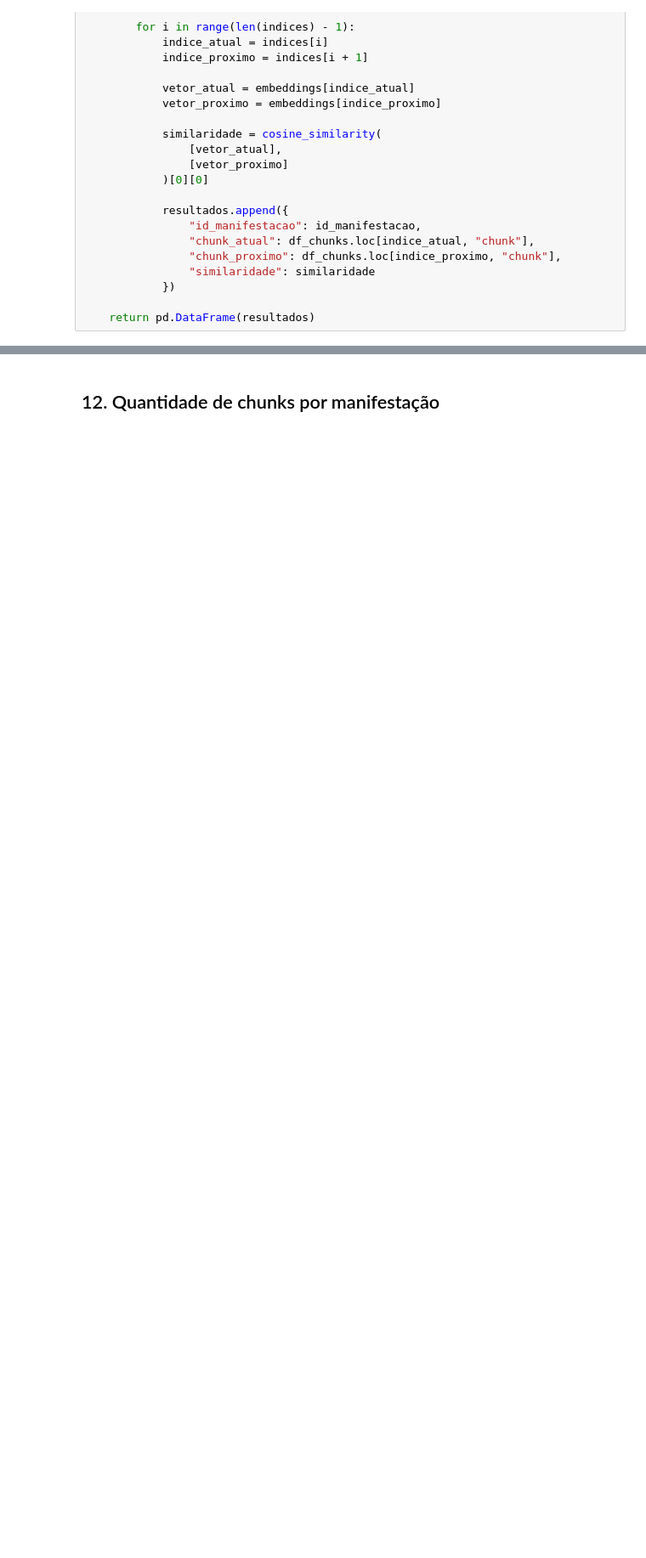
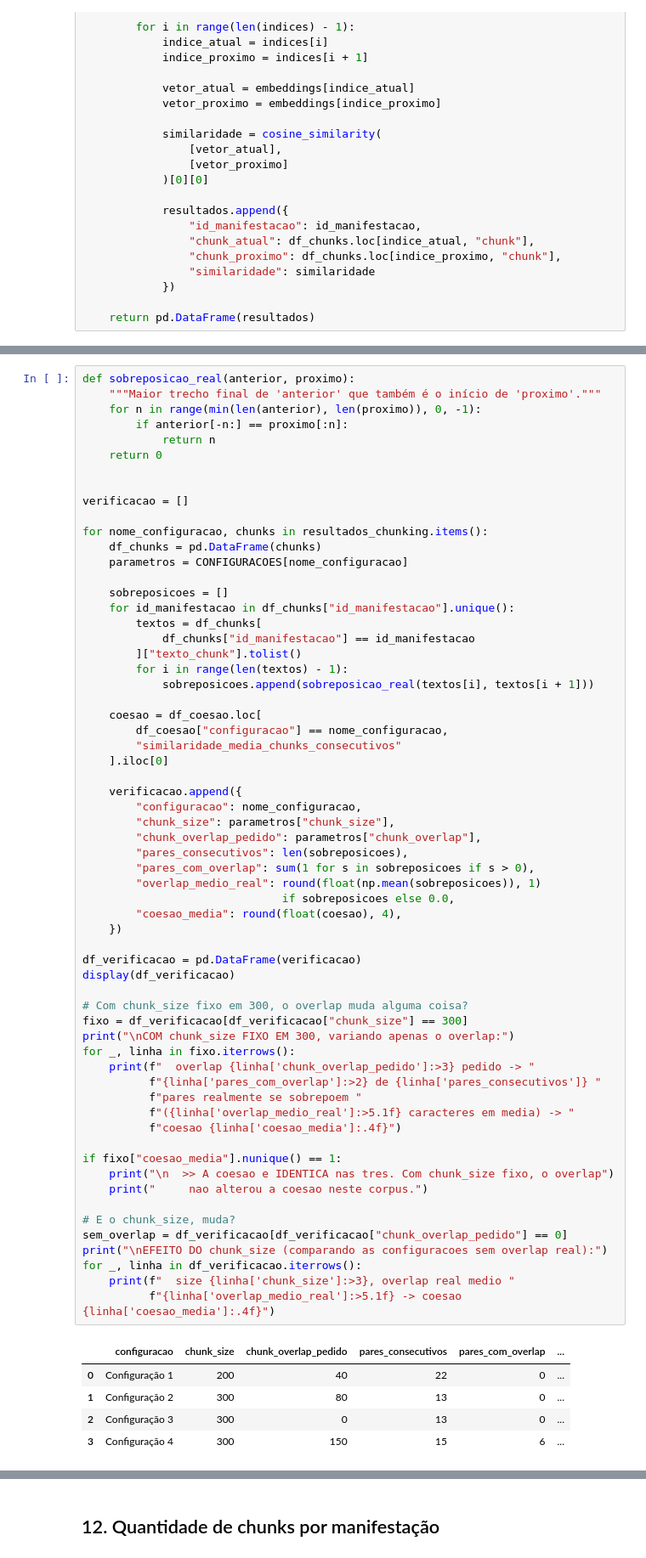
Before and after one commit to Samuelptdd/Desafio_NLP_Aplicado, a Jupyter notebook: chunking_manifestacoes.ipynb, the cells around one changed output, grey strips where cells are left out. Shown at 85% size. Saved outputs shown, nothing was run; the diff lists cells and outputs as text; blank space fills up the shorter version.

```diff
--- a/chunking_manifestacoes.ipynb
+++ b/chunking_manifestacoes.ipynb
@@ -452,0 +492,68 @@ display(df_coesao)
+# %%
+def sobreposicao_real(anterior, proximo):
+    """Maior trecho final de 'anterior' que também é o início de 'proximo'."""
+    for n in range(min(len(anterior), len(proximo)), 0, -1):
+        if anterior[-n:] == proximo[:n]:
+            return n
+    return 0
+
+
+verificacao = []
+
+for nome_configuracao, chunks in resultados_chunking.items():
+    df_chunks = pd.DataFrame(chunks)
+    parametros = CONFIGURACOES[nome_configuracao]
+
+    sobreposicoes = []
+    for id_manifestacao in df_chunks["id_manifestacao"].unique():
+        textos = df_chunks[
+            df_chunks["id_manifestacao"] == id_manifestacao
+        ]["texto_chunk"].tolist()
+        for i in range(len(textos) - 1):
+            sobreposicoes.append(sobreposicao_real(textos[i], textos[i + 1]))
+
+    coesao = df_coesao.loc[
+        df_coesao["configuracao"] == nome_configuracao,
+        "similaridade_media_chunks_consecutivos"
+    ].iloc[0]
+
+    verificacao.append({
+        "configuracao": nome_configuracao,
+        "chunk_size": parametros["chunk_size"],
+        "chunk_overlap_pedido": parametros["chunk_overlap"],
+        "pares_consecutivos": len(sobreposicoes),
+        "pares_com_overlap": sum(1 for s in sobreposicoes if s > 0),
+        "overlap_medio_real": round(float(np.mean(sobreposicoes)), 1)
+                              if sobreposicoes else 0.0,
+        "coesao_media": round(float(coesao), 4),
+    })
+
+df_verificacao = pd.DataFrame(verificacao)
+display(df_verificacao)
+
+# Com chunk_size fixo em 300, o overlap muda alguma coisa?
+fixo = df_verificacao[df_verificacao["chunk_size"] == 300]
+print("\nCOM chunk_size FIXO EM 300, variando apenas o overlap:")
+for _, linha in fixo.iterrows():
+    print(f"  overlap {linha['chunk_overlap_pedido']:>3} pedido -> "
+          f"{linha['pares_com_overlap']:>2} de {linha['pares_consecutivos']} "
+          f"pares realmente se sobrepoem "
+          f"({linha['overlap_medio_real']:>5.1f} caracteres em media) -> "
+          f"coesao {linha['coesao_media']:.4f}")
+
+if fixo["coesao_media"].nunique() == 1:
+    print("\n  >> A coesao e IDENTICA nas tres. Com chunk_size fixo, o overlap")
+    print("     nao alterou a coesao neste corpus.")
+
+# E o chunk_size, muda?
+sem_overlap = df_verificacao[df_verificacao["chunk_overlap_pedido"] == 0]
+print("\nEFEITO DO chunk_size (comparando as configuracoes sem overlap real):")
+for _, linha in df_verificacao.iterrows():
+    print(f"  size {linha['chunk_size']:>3}, overlap real medio "
+          f"{linha['overlap_medio_real']:>5.1f} -> coesao {linha['coesao_media']:.4f}")
+# %% [output]
+|  | configuracao | chunk_size | chunk_overlap_pedido | pares_consecutivos | pares_com_overlap | ... |
+| 0 | Configuração 1 | 200 | 40 | 22 | 0 | ... |
+| 1 | Configuração 2 | 300 | 80 | 13 | 0 | ... |
+| 2 | Configuração 3 | 300 | 0 | 13 | 0 | ... |
+| 3 | Configuração 4 | 300 | 150 | 15 | 6 | ... |
```
Also changed, not shown: parts of 13 cells of this notebook, 1 other file.
